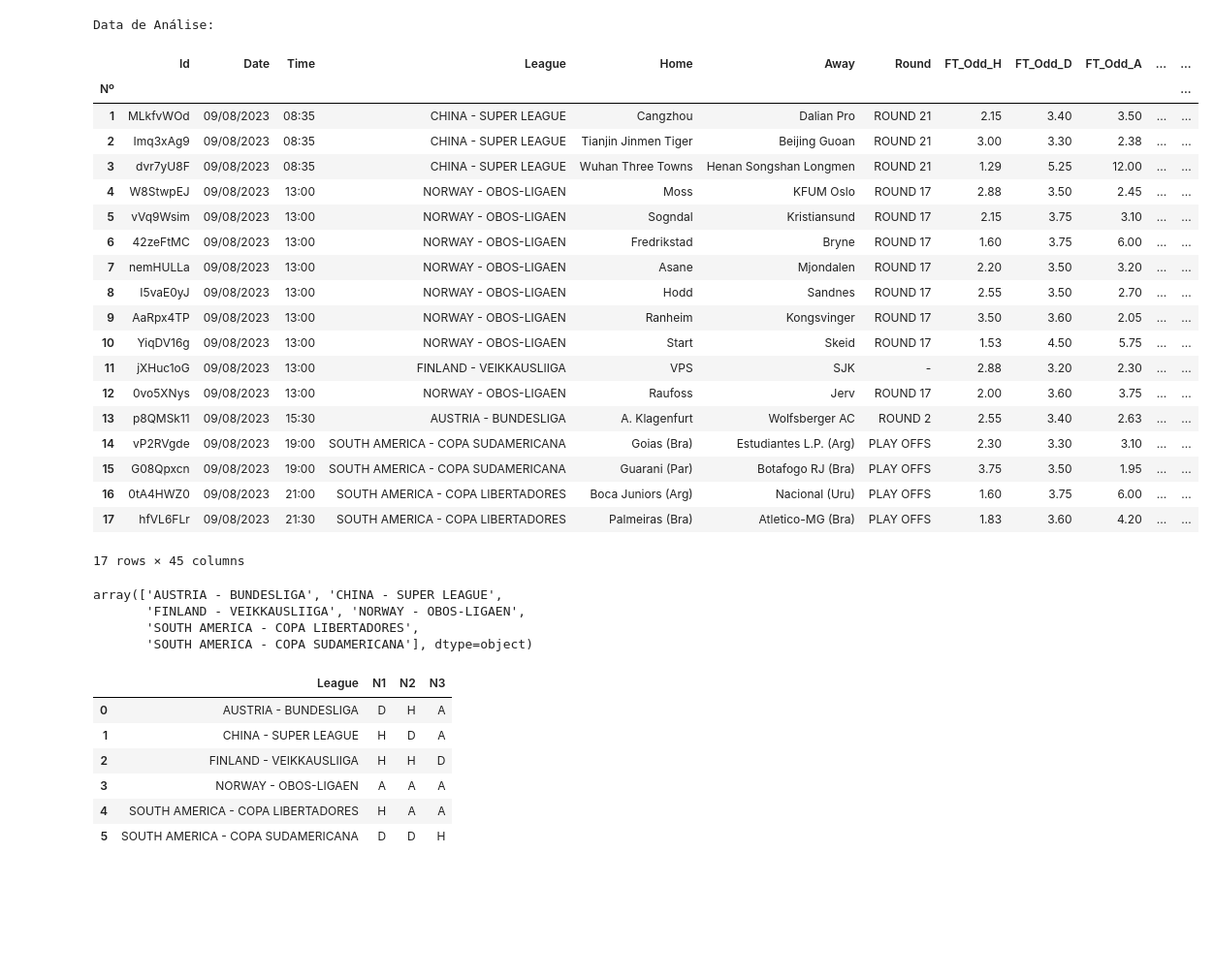
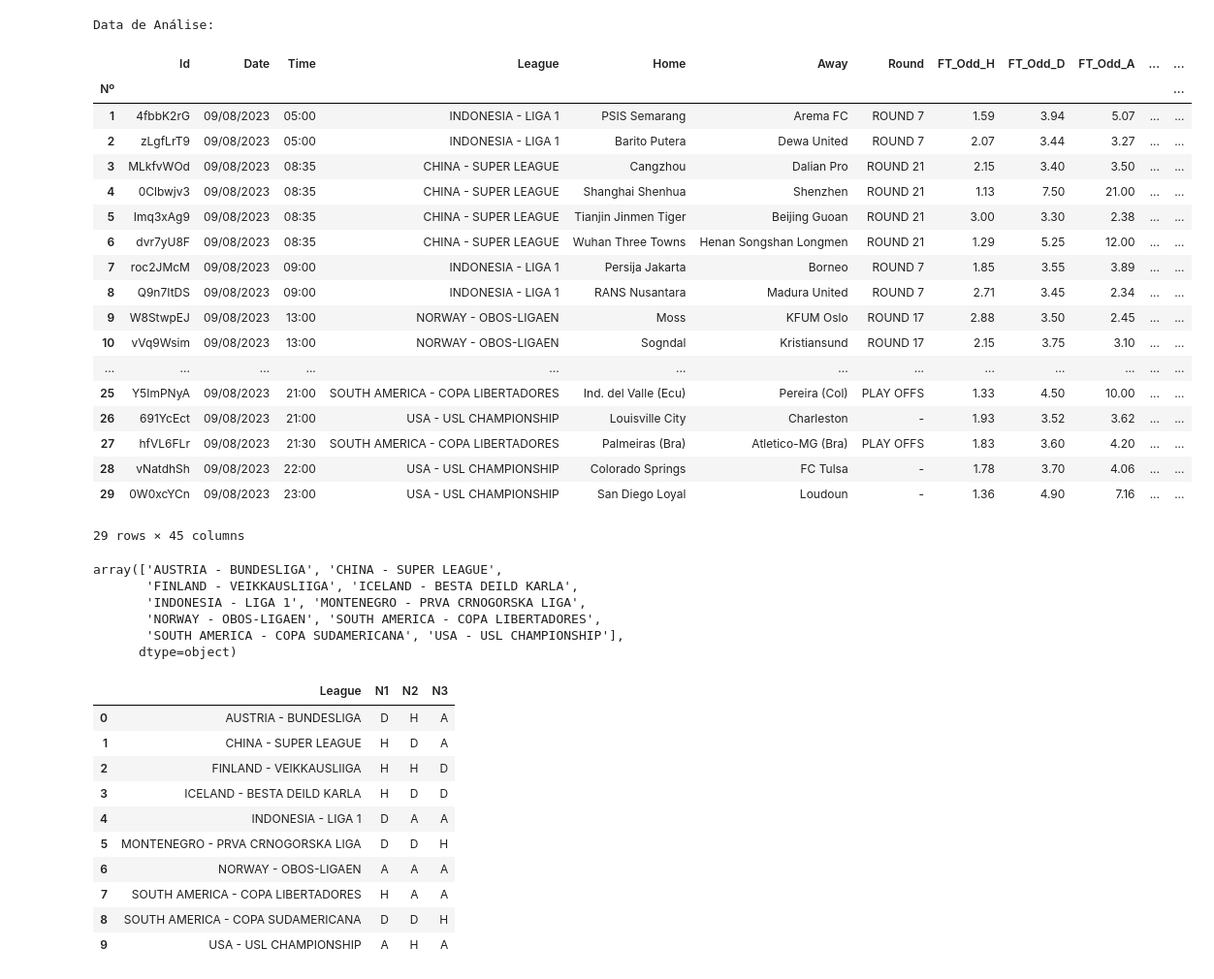
Before and after one commit to rpthiago/ARKAD, a Jupyter notebook: TEORIA_DOS_RETORNOS_FLASHCORE-ODDS_07_08.ipynb, the cells around one changed output. Shown at 97% size. Saved outputs shown, nothing was run; the diff lists cells and outputs as text; code cells hidden in the pictures; blank space fills up the shorter version.

```diff
--- a/TEORIA_DOS_RETORNOS_FLASHCORE-ODDS_07_08.ipynb
+++ b/TEORIA_DOS_RETORNOS_FLASHCORE-ODDS_07_08.ipynb
@@ -13,45 +13,46 @@ base["Date"] = pd.to_datetime(base["Date"])
 # %%
 #jogos_do_dia = pd.read_csv('https://github.com/futpythontrader/YouTube/blob/main/Jogos_do_Dia_FlashScore/'+str(data)+'_Jogos_do_Dia_FlashScore.csv?raw=true')
 jogos_do_dia = pd.read_csv('C:/Users/thiag/OneDrive/curso python/MODELOS LEANDRO/WEBCRAPING_JOGOS_FLASHSCORE/Jogos_do_Dia/'+str(data)+'_Jogos_do_Dia.csv')
 #jogos_do_dia = pd.read_csv('C:/Users/thiag/OneDrive/curso python/modelo_leandro_2/flashscore/Jogos_do_Dia/'+str(data)+'_Jogos_do_Dia.csv')
 
 
-jogos_do_dia.dropna(inplace=True)
+#jogos_do_dia.dropna(inplace=True)
 jogos_do_dia.reset_index(inplace=True, drop=True)
 jogos_do_dia.index = jogos_do_dia.index.set_names(['Nº'])
 jogos_do_dia = jogos_do_dia.rename(index=lambda x: x + 1)
 
 jogos_do_dia
 # %% [output]
 |  | Id | Date | Time | League | Home | Away | Round | FT_Odd_H | FT_Odd_D | FT_Odd_A | ... | ... |
 | Nº |  |  |  |  |  |  |  |  |  |  |  | ... |
-| 1 | MLkfvWOd | 09/08/2023 | 08:35 | CHINA - SUPER LEAGUE | Cangzhou | Dalian Pro | ROUND 21 | 2.15 | 3.40 | 3.50 | ... | ... |
-| 2 | Imq3xAg9 | 09/08/2023 | 08:35 | CHINA - SUPER LEAGUE | Tianjin Jinmen Tiger | Beijing Guoan | ROUND 21 | 3.00 | 3.30 | 2.38 | ... | ... |
-| 3 | dvr7yU8F | 09/08/2023 | 08:35 | CHINA - SUPER LEAGUE | Wuhan Three Towns | Henan Songshan Longmen | ROUND 21 | 1.29 | 5.25 | 12.00 | ... | ... |
-| 4 | W8StwpEJ | 09/08/2023 | 13:00 | NORWAY - OBOS-LIGAEN | Moss | KFUM Oslo | ROUND 17 | 2.88 | 3.50 | 2.45 | ... | ... |
-| 5 | vVq9Wsim | 09/08/2023 | 13:00 | NORWAY - OBOS-LIGAEN | Sogndal | Kristiansund | ROUND 17 | 2.15 | 3.75 | 3.10 | ... | ... |
-| 6 | 42zeFtMC | 09/08/2023 | 13:00 | NORWAY - OBOS-LIGAEN | Fredrikstad | Bryne | ROUND 17 | 1.60 | 3.75 | 6.00 | ... | ... |
-| 7 | nemHULLa | 09/08/2023 | 13:00 | NORWAY - OBOS-LIGAEN | Asane | Mjondalen | ROUND 17 | 2.20 | 3.50 | 3.20 | ... | ... |
-| 8 | I5vaE0yJ | 09/08/2023 | 13:00 | NORWAY - OBOS-LIGAEN | Hodd | Sandnes | ROUND 17 | 2.55 | 3.50 | 2.70 | ... | ... |
-| 9 | AaRpx4TP | 09/08/2023 | 13:00 | NORWAY - OBOS-LIGAEN | Ranheim | Kongsvinger | ROUND 17 | 3.50 | 3.60 | 2.05 | ... | ... |
-| 10 | YiqDV16g | 09/08/2023 | 13:00 | NORWAY - OBOS-LIGAEN | Start | Skeid | ROUND 17 | 1.53 | 4.50 | 5.75 | ... | ... |
-| 11 | jXHuc1oG | 09/08/2023 | 13:00 | FINLAND - VEIKKAUSLIIGA | VPS | SJK | - | 2.88 | 3.20 | 2.30 | ... | ... |
-| 12 | 0vo5XNys | 09/08/2023 | 13:00 | NORWAY - OBOS-LIGAEN | Raufoss | Jerv | ROUND 17 | 2.00 | 3.60 | 3.75 | ... | ... |
-| 13 | p8QMSk11 | 09/08/2023 | 15:30 | AUSTRIA - BUNDESLIGA | A. Klagenfurt | Wolfsberger AC | ROUND 2 | 2.55 | 3.40 | 2.63 | ... | ... |
-| 14 | vP2RVgde | 09/08/2023 | 19:00 | SOUTH AMERICA - COPA SUDAMERICANA | Goias (Bra) | Estudiantes L.P. (Arg) | PLAY OFFS | 2.30 | 3.30 | 3.10 | ... | ... |
-| 15 | G08Qpxcn | 09/08/2023 | 19:00 | SOUTH AMERICA - COPA SUDAMERICANA | Guarani (Par) | Botafogo RJ (Bra) | PLAY OFFS | 3.75 | 3.50 | 1.95 | ... | ... |
-| 16 | 0tA4HWZ0 | 09/08/2023 | 21:00 | SOUTH AMERICA - COPA LIBERTADORES | Boca Juniors (Arg) | Nacional (Uru) | PLAY OFFS | 1.60 | 3.75 | 6.00 | ... | ... |
-| 17 | hfVL6FLr | 09/08/2023 | 21:30 | SOUTH AMERICA - COPA LIBERTADORES | Palmeiras (Bra) | Atletico-MG (Bra) | PLAY OFFS | 1.83 | 3.60 | 4.20 | ... | ... |
+| 1 | 4fbbK2rG | 09/08/2023 | 05:00 | INDONESIA - LIGA 1 | PSIS Semarang | Arema FC | ROUND 7 | 1.59 | 3.94 | 5.07 | ... | ... |
+| 2 | zLgfLrT9 | 09/08/2023 | 05:00 | INDONESIA - LIGA 1 | Barito Putera | Dewa United | ROUND 7 | 2.07 | 3.44 | 3.27 | ... | ... |
+| 3 | MLkfvWOd | 09/08/2023 | 08:35 | CHINA - SUPER LEAGUE | Cangzhou | Dalian Pro | ROUND 21 | 2.15 | 3.40 | 3.50 | ... | ... |
+| 4 | 0Clbwjv3 | 09/08/2023 | 08:35 | CHINA - SUPER LEAGUE | Shanghai Shenhua | Shenzhen | ROUND 21 | 1.13 | 7.50 | 21.00 | ... | ... |
+| 5 | Imq3xAg9 | 09/08/2023 | 08:35 | CHINA - SUPER LEAGUE | Tianjin Jinmen Tiger | Beijing Guoan | ROUND 21 | 3.00 | 3.30 | 2.38 | ... | ... |
+| 6 | dvr7yU8F | 09/08/2023 | 08:35 | CHINA - SUPER LEAGUE | Wuhan Three Towns | Henan Songshan Longmen | ROUND 21 | 1.29 | 5.25 | 12.00 | ... | ... |
+| 7 | roc2JMcM | 09/08/2023 | 09:00 | INDONESIA - LIGA 1 | Persija Jakarta | Borneo | ROUND 7 | 1.85 | 3.55 | 3.89 | ... | ... |
+| 8 | Q9n7ItDS | 09/08/2023 | 09:00 | INDONESIA - LIGA 1 | RANS Nusantara | Madura United | ROUND 7 | 2.71 | 3.45 | 2.34 | ... | ... |
+| 9 | W8StwpEJ | 09/08/2023 | 13:00 | NORWAY - OBOS-LIGAEN | Moss | KFUM Oslo | ROUND 17 | 2.88 | 3.50 | 2.45 | ... | ... |
+| 10 | vVq9Wsim | 09/08/2023 | 13:00 | NORWAY - OBOS-LIGAEN | Sogndal | Kristiansund | ROUND 17 | 2.15 | 3.75 | 3.10 | ... | ... |
+| ... | ... | ... | ... | ... | ... | ... | ... | ... | ... | ... | ... | ... |
+| 25 | Y5ImPNyA | 09/08/2023 | 21:00 | SOUTH AMERICA - COPA LIBERTADORES | Ind. del Valle (Ecu) | Pereira (Col) | PLAY OFFS | 1.33 | 4.50 | 10.00 | ... | ... |
+| 26 | 691YcEct | 09/08/2023 | 21:00 | USA - USL CHAMPIONSHIP | Louisville City | Charleston | - | 1.93 | 3.52 | 3.62 | ... | ... |
+| 27 | hfVL6FLr | 09/08/2023 | 21:30 | SOUTH AMERICA - COPA LIBERTADORES | Palmeiras (Bra) | Atletico-MG (Bra) | PLAY OFFS | 1.83 | 3.60 | 4.20 | ... | ... |
+| 28 | vNatdhSh | 09/08/2023 | 22:00 | USA - USL CHAMPIONSHIP | Colorado Springs | FC Tulsa | - | 1.78 | 3.70 | 4.06 | ... | ... |
+| 29 | 0W0xcYCn | 09/08/2023 | 23:00 | USA - USL CHAMPIONSHIP | San Diego Loyal | Loudoun | - | 1.36 | 4.90 | 7.16 | ... | ... |
-17 rows × 45 columns
+29 rows × 45 columns
 # %%
 ligas = jogos_do_dia.sort_values(['League'])
 ligas = ligas['League'].unique()
 ligas
 # %% [output]
 array(['AUSTRIA - BUNDESLIGA', 'CHINA - SUPER LEAGUE',
-       'FINLAND - VEIKKAUSLIIGA', 'NORWAY - OBOS-LIGAEN',
-       'SOUTH AMERICA - COPA LIBERTADORES',
-       'SOUTH AMERICA - COPA SUDAMERICANA'], dtype=object)
+       'FINLAND - VEIKKAUSLIIGA', 'ICELAND - BESTA DEILD KARLA',
+       'INDONESIA - LIGA 1', 'MONTENEGRO - PRVA CRNOGORSKA LIGA',
+       'NORWAY - OBOS-LIGAEN', 'SOUTH AMERICA - COPA LIBERTADORES',
+       'SOUTH AMERICA - COPA SUDAMERICANA', 'USA - USL CHAMPIONSHIP'],
+      dtype=object)
 # %%
 def TR():
     for i in ligas:
@@ -684,9 +685,13 @@ df00
 | 0 | AUSTRIA - BUNDESLIGA | D | H | A |
 | 1 | CHINA - SUPER LEAGUE | H | D | A |
 | 2 | FINLAND - VEIKKAUSLIIGA | H | H | D |
-| 3 | NORWAY - OBOS-LIGAEN | A | A | A |
-| 4 | SOUTH AMERICA - COPA LIBERTADORES | H | A | A |
-| 5 | SOUTH AMERICA - COPA SUDAMERICANA | D | D | H |
+| 3 | ICELAND - BESTA DEILD KARLA | H | D | D |
+| 4 | INDONESIA - LIGA 1 | D | A | A |
+| 5 | MONTENEGRO - PRVA CRNOGORSKA LIGA | D | D | H |
+| 6 | NORWAY - OBOS-LIGAEN | A | A | A |
+| 7 | SOUTH AMERICA - COPA LIBERTADORES | H | A | A |
+| 8 | SOUTH AMERICA - COPA SUDAMERICANA | D | D | H |
+| 9 | USA - USL CHAMPIONSHIP | A | H | A |
 # %%
 def TR():
     for i in ligas:
```
Also changed, not shown: parts of 4 cells of this notebook, 4 other files.
